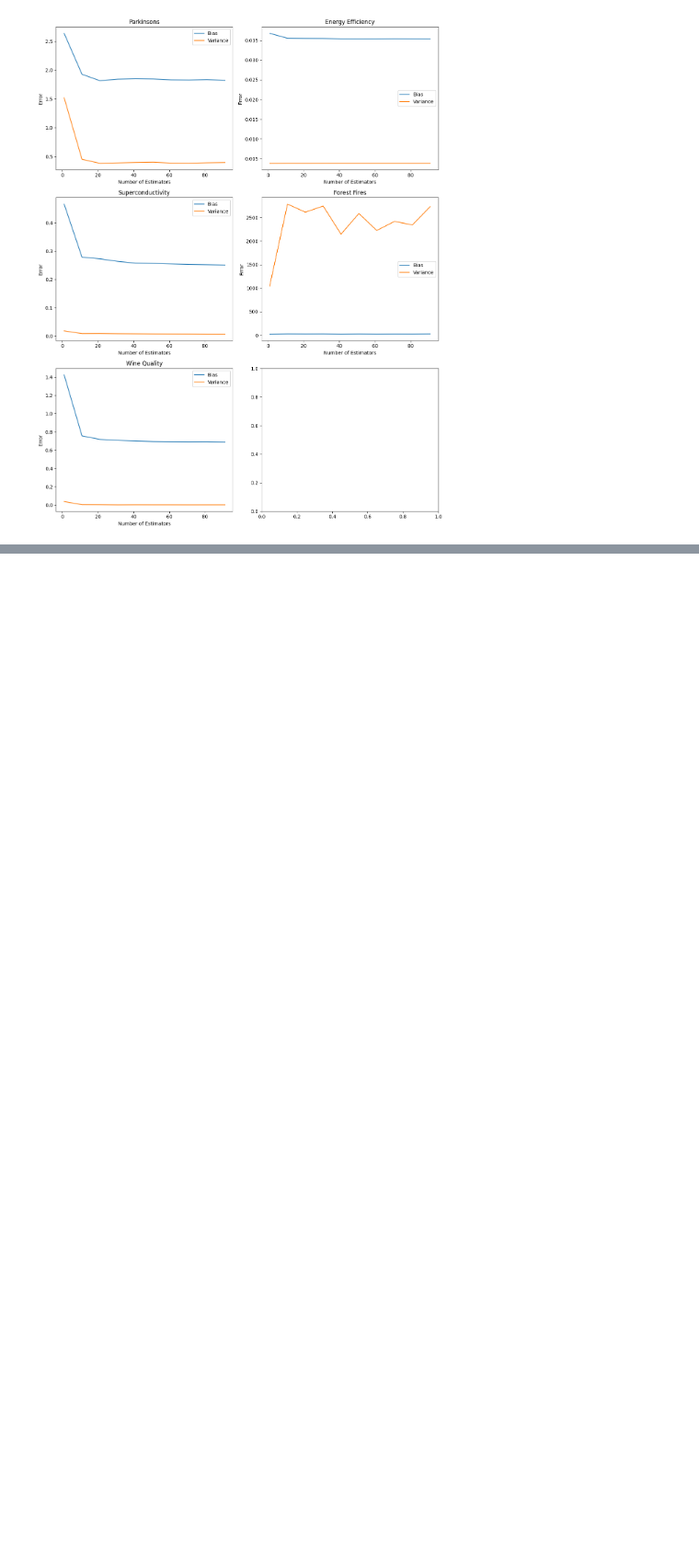
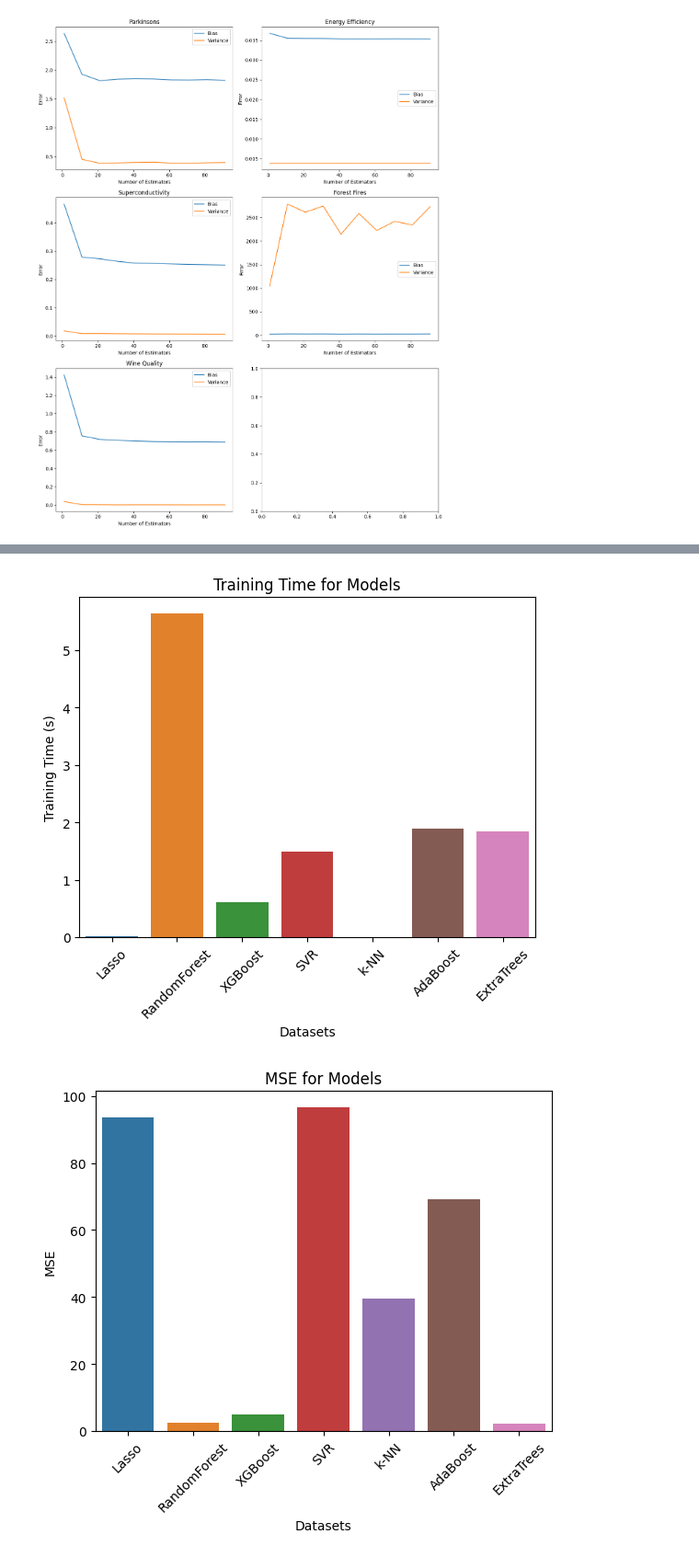
Before and after one commit to yvarshini/stat-588-data-mining-final-project, a Jupyter notebook: final_combined-2.ipynb, the cells around one changed output, grey strips where cells are left out. Shown at 92% size. Saved outputs shown, nothing was run; the diff lists cells and outputs as text; code cells hidden in the pictures; blank space fills up the shorter version.

```diff
--- a/final_combined-2.ipynb
+++ b/final_combined-2.ipynb
@@ -647,0 +714,21 @@ plot_all_models(all_results, task='regression')
+# %%
+#plot_all_models(all_results, 'Results for all models', task='regression')
+#plot_all_models(all_results, task='regression')
+
+# datasets = {
+#     'Parkinsons': (X_parkinsons_scaled, y_parkinsons),
+#     'Energy Efficiency': (X_energy_scaled, y_energy),
+#     'Superconductivity': (X_superconductivity_scaled, y_superconductivity),
+#     'Forest Fires': (X_forest_fires_scaled, y_forest_fires),
+#     'Wine Quality': (X_wine_quality_scaled, y_wine_quality)
+# }
+
+
+plot_all_models(all_results, 'Parkinsons', task='regression')
+plot_all_models(all_results, 'Energy Efficiency', task='regression')
+plot_all_models(all_results, 'Superconductivity', task='regression')
+plot_all_models(all_results, 'Forest Fires', task='regression')
+plot_all_models(all_results, 'Wine Quality', task='regression')
+# %% [output]
+[figure, added]
+[figure, added]
```
Also changed, not shown: parts of 10 cells of this notebook.
